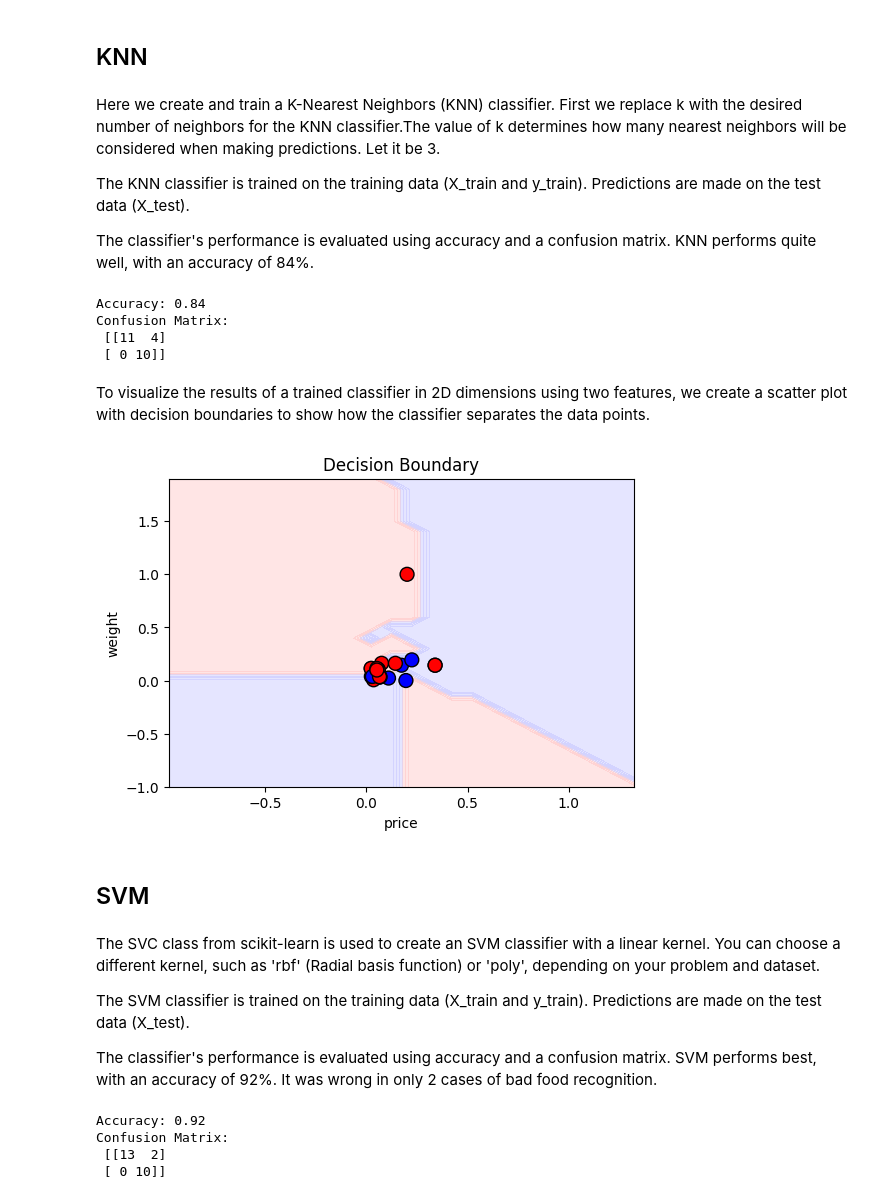
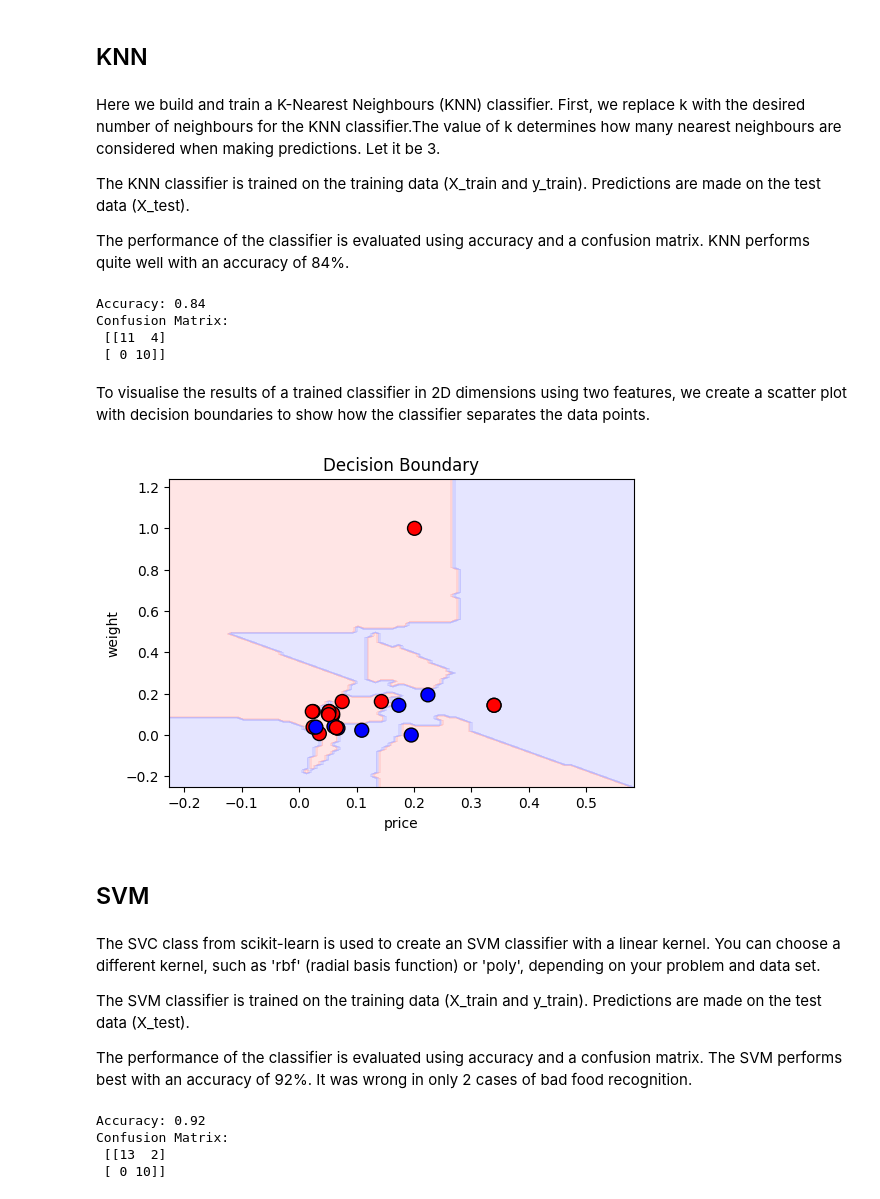
Before and after one commit to katerynakononova/Comics, a Jupyter notebook: 02_Classifiers.ipynb, the cells around one changed output. Saved outputs shown, nothing was run; the diff lists cells and outputs as text; code cells hidden in the pictures.

```diff
--- a/02_Classifiers.ipynb
+++ b/02_Classifiers.ipynb
@@ -186,9 +186,9 @@ y_pred = classifier2.predict(X_test[[feature1, feature2]])
 X_test_2d = X_test[[feature1, feature2]].values
 
 # Step 3: Create a mesh grid for the plot
-h = .1  # Step size in the mesh
-x_min, x_max = X_test_2d[:, 0].min() - 1, X_test_2d[:, 0].max() + 1
-y_min, y_max = X_test_2d[:, 1].min() - 1, X_test_2d[:, 1].max() + 1
+h = .01  # Step size in the mesh
+x_min, x_max = X_test_2d[:, 0].min() - .25, X_test_2d[:, 0].max() + .25
+y_min, y_max = X_test_2d[:, 1].min() - .25, X_test_2d[:, 1].max() + .25
 xx, yy = np.meshgrid(np.arange(x_min, x_max, h), np.arange(y_min, y_max, h))
 
 # Step 4: Use the classifier to make predictions on the mesh grid
@@ -249,15 +249,6 @@ To visualize the results of a trained classifier in 2D dimensions using two feat
 classifier2 = LogisticRegression()
 classifier2.fit(X_train[[feature1, feature2]], y_train)
 y_pred = classifier2.predict(X_test[[feature1, feature2]])
-
-# Step 2: Extract the selected features from the test set
-X_test_2d = X_test[[feature1, feature2]].values
-
-# Step 3: Create a mesh grid for the plot
-h = .1  # Step size in the mesh
-x_min, x_max = X_test_2d[:, 0].min() - 1, X_test_2d[:, 0].max() + 1
-y_min, y_max = X_test_2d[:, 1].min() - 1, X_test_2d[:, 1].max() + 1
-xx, yy = np.meshgrid(np.arange(x_min, x_max, h), np.arange(y_min, y_max, h))
 
 # Step 4: Use the classifier to make predictions on the mesh grid
 Z = classifier2.predict(np.c_[xx.ravel(), yy.ravel()])
@@ -313,12 +304,11 @@ plt.show()
 # %% [markdown]
 ## KNN
 # %% [markdown]
-Here we create and train a K-Nearest Neighbors (KNN) classifier. First we replace k with the desired number of neighbors for the KNN classifier.The value of k determines how many nearest neighbors will be considered when making predictions.  Let it be 3.
+Here we build and train a K-Nearest Neighbours (KNN) classifier. First, we replace k with the desired number of neighbours for the KNN classifier.The value of k determines how many nearest neighbours are considered when making predictions.  Let it be 3.
 
 The KNN classifier is trained on the training data (X_train and y_train). Predictions are made on the test data (X_test).
 
-The classifier's performance is evaluated using accuracy and a confusion matrix.
-KNN performs quite well, with an accuracy of 84%.
+The performance of the classifier is evaluated using accuracy and a confusion matrix. KNN performs quite well with an accuracy of 84%.
 # %%
 from sklearn.neighbors import KNeighborsClassifier
 
@@ -348,47 +338,38 @@ Confusion Matrix:
  [[11  4]
  [ 0 10]]
 # %% [markdown]
-To visualize the results of a trained classifier in 2D dimensions using two features, we create a scatter plot with decision boundaries to show how the classifier separates the data points.
+To visualise the results of a trained classifier in 2D dimensions using two features, we create a scatter plot with decision boundaries to show how the classifier separates the data points.
 # %%
 # Step 1: Create and train a classifier
 classifier2 = KNeighborsClassifier(n_neighbors=k)
 classifier2.fit(X_train[[feature1, feature2]], y_train)
 y_pred = classifier2.predict(X_test[[feature1, feature2]])
-
-# Step 2: Extract the selected features from the test set
-X_test_2d = X_test[[feature1, feature2]].values
-
-# Step 3: Create a mesh grid for the plot
-h = .1  # Step size in the mesh
-x_min, x_max = X_test_2d[:, 0].min() - 1, X_test_2d[:, 0].max() + 1
-y_min, y_max = X_test_2d[:, 1].min() - 1, X_test_2d[:, 1].max() + 1
-xx, yy = np.meshgrid(np.arange(x_min, x_max, h), np.arange(y_min, y_max, h))
 
 # Step 4: Use the classifier to make predictions on the mesh grid
 Z = classifier2.predict(np.c_[xx.ravel(), yy.ravel()])
 Z = Z.reshape(xx.shape)
 
 # Step 5: Create a scatter plot with decision boundaries
 cmap_background = ListedColormap(['#FFAAAA', '#AAAAFF'])
 cmap_points = ListedColormap(['#FF0000', '#0000FF'])
 
 plt.figure(figsize=(6, 4))
 plt.contourf(xx, yy, Z, cmap=cmap_background, alpha=0.3)
 plt.scatter(X_test_2d[:, 0], X_test_2d[:, 1], c=y_test, cmap=cmap_points, edgecolors='k', marker='o', s=100)
 plt.xlabel(feature1)
 plt.ylabel(feature2)
 plt.title("Decision Boundary")
 plt.show()
 # %% [output]
-[figure, old version]
+[figure, new version]
 # %% [markdown]
 ## SVM
 # %% [markdown]
-The SVC class from scikit-learn is used to create an SVM classifier with a linear kernel. You can choose a different kernel, such as 'rbf' (Radial basis function) or 'poly', depending on your problem and dataset.
+The SVC class from scikit-learn is used to create an SVM classifier with a linear kernel. You can choose a different kernel, such as 'rbf' (radial basis function) or 'poly', depending on your problem and data set.
 
 The SVM classifier is trained on the training data (X_train and y_train). Predictions are made on the test data (X_test).
 
-The classifier's performance is evaluated using accuracy and a confusion matrix. SVM performs best, with an accuracy of 92%. It was wrong in only 2 cases of bad food recognition.
+The performance of the classifier is evaluated using accuracy and a confusion matrix. The SVM performs best with an accuracy of 92%. It was wrong in only 2 cases of bad food recognition.
 # %%
 from sklearn.svm import SVC
 
```
Also changed, not shown: parts of 30 cells of this notebook, 3 other files.
